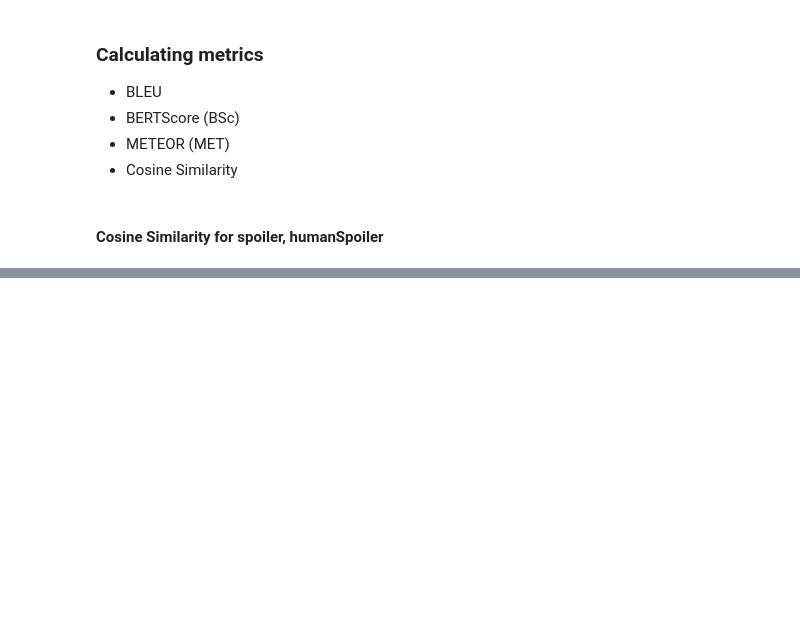
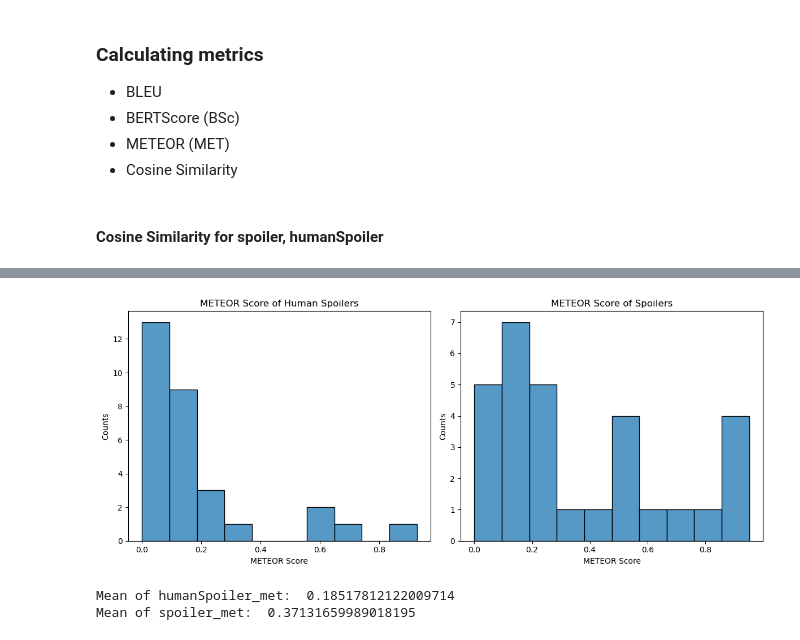
Before and after one commit to matkubita/ClickbaitDetectionThesis, a Jupyter notebook: notebooks/9-Clickbait-Spoiling.ipynb, the cells around one changed output, grey strips where cells are left out. Drawn from its saved outputs; the diff is of its cells as text; code cells hidden in the pictures; blank space fills up the shorter version.

```diff
--- a/notebooks/9-Clickbait-Spoiling.ipynb
+++ b/notebooks/9-Clickbait-Spoiling.ipynb
@@ -366,0 +453,21 @@ cosine_df.head()
+# %%
+def calculate_met_nltk(row, columns):
+    tokenized_candidate = word_tokenize(row[columns[0]])
+    tokenized_reference = word_tokenize(row[columns[1]])
+
+    return meteor_score([tokenized_reference], tokenized_candidate)
+# %%
+metrics_df["humanSpoiler_met"] = metrics_df.apply(calculate_met_nltk, axis=1, columns=['humanSpoiler_ext', 'humanSpoiler_org'])
+metrics_df['spoiler_met'] = metrics_df.apply(calculate_met_nltk, axis=1, columns=['spoiler_ext', 'spoiler_org'])
+# %%
+xlabels = ['METEOR Score','METEOR Score']
+titles = ['METEOR Score of Human Spoilers','METEOR Score of Spoilers']
+plotHistograms(metrics_df, columns=["humanSpoiler_met", "spoiler_met"], xlabels=xlabels, titles=titles)
+# %% [output]
+[figure, added]
+# %%
+print("Mean of humanSpoiler_met: ", metrics_df["humanSpoiler_met"].mean())
+print("Mean of spoiler_met: ", metrics_df["spoiler_met"].mean())
+# %% [output]
+Mean of humanSpoiler_met:  0.18517812122009714
+Mean of spoiler_met:  0.37131659989018195
```
Also changed, not shown: parts of 38 cells of this notebook, 2 other files.
